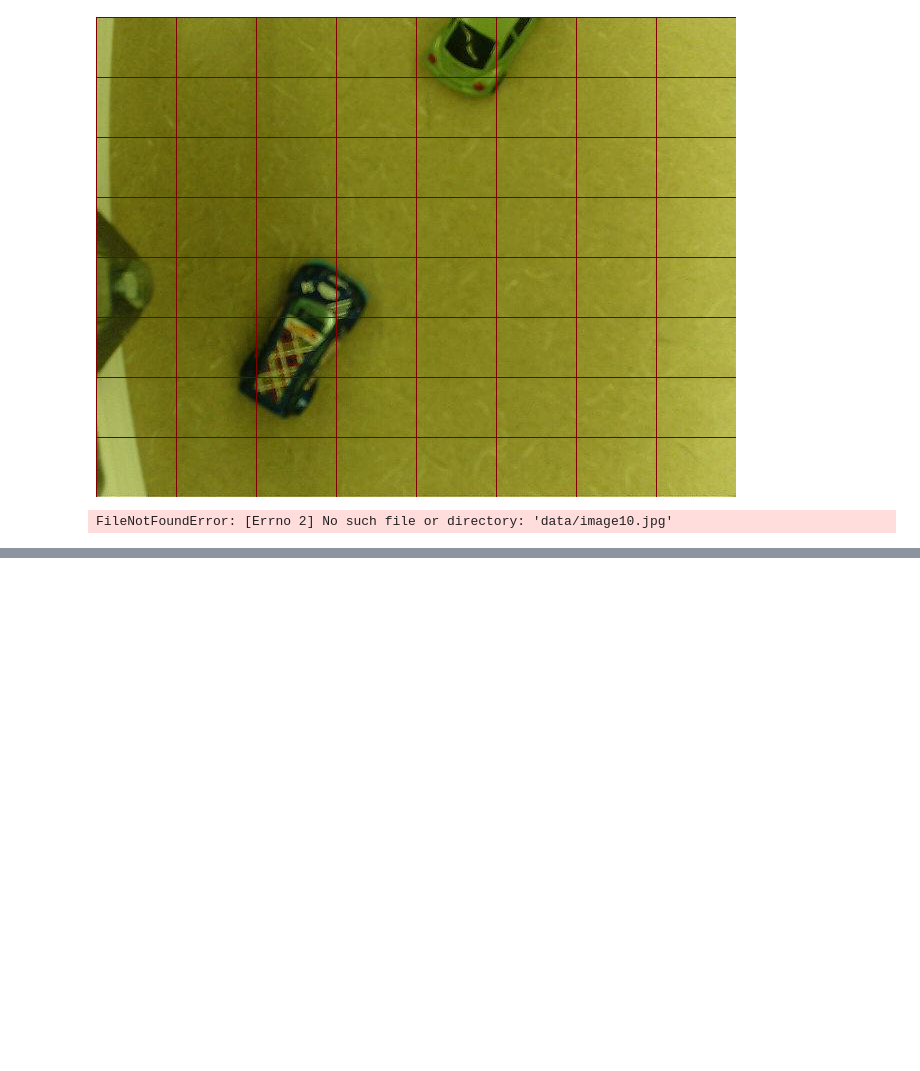
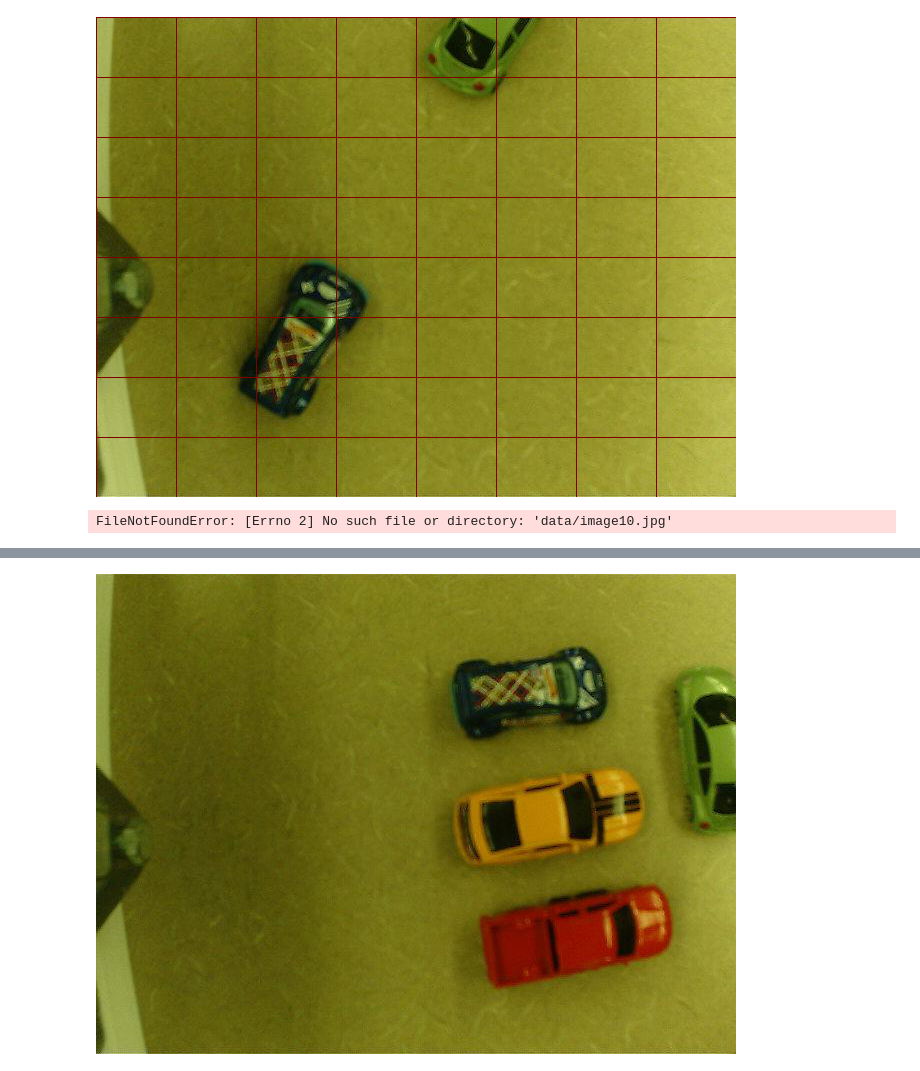
Before and after one commit to PittDreamTeam/neural_network, a Jupyter notebook: Untitled1.ipynb, the cells around one changed output, grey strips where cells are left out. Saved outputs shown, nothing was run; the diff lists cells and outputs as text; code cells hidden in the pictures; blank space fills up the shorter version.

```diff
--- a/Untitled1.ipynb
+++ b/Untitled1.ipynb
@@ -242,0 +247,4 @@ FileNotFoundError: [Errno 2] No such file or directory: 'data/image10.jpg'
+# %%
+Image.open('data/image8.jpg')
+# %% [output]
+[figure, added]
```
Also changed, not shown: parts of 8 cells of this notebook, 1 other file.
